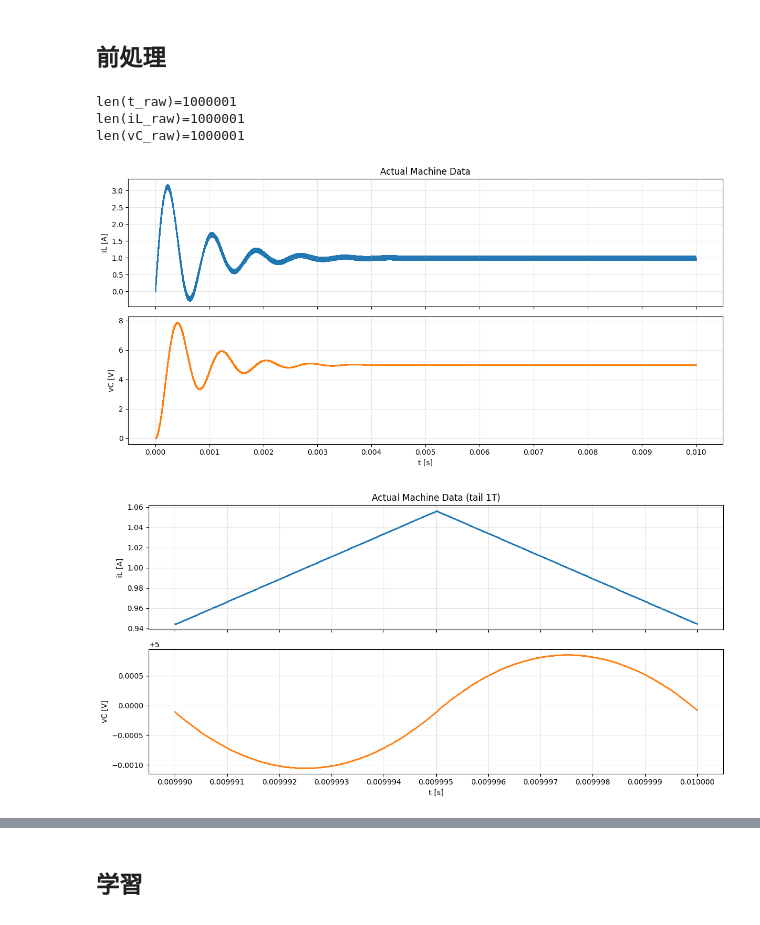
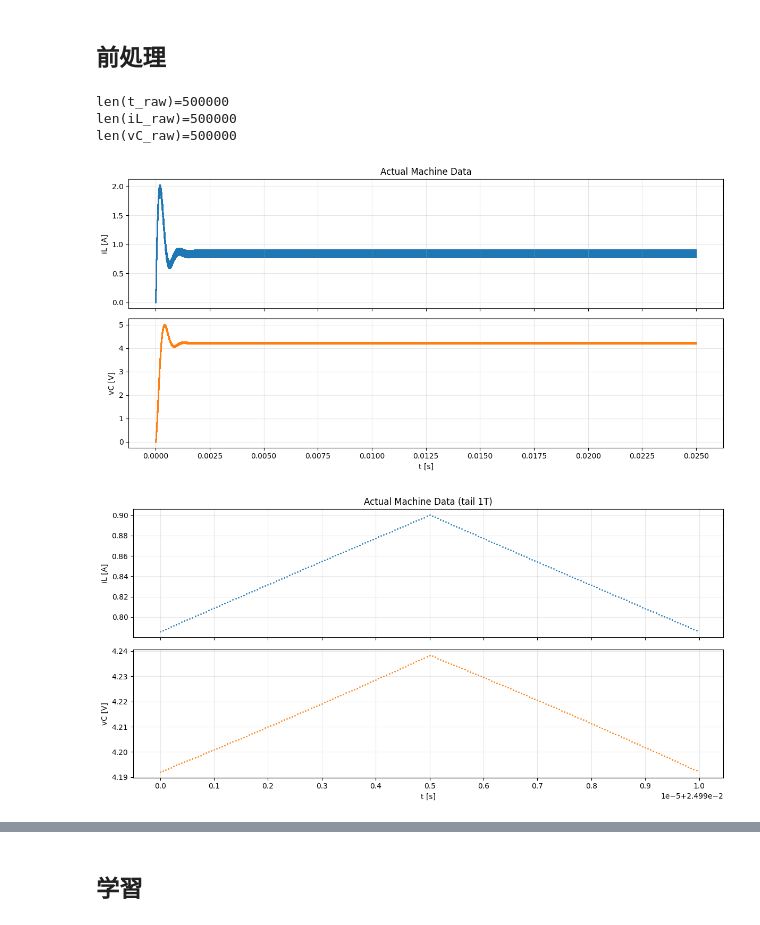
Before and after one commit to University-Laboratory/rnn-pann, a Jupyter notebook: actual_machine_notebooks/note5/note.ipynb, the cells around one changed output, grey strips where cells are left out. Saved outputs shown, nothing was run; the diff lists cells and outputs as text; code cells hidden in the pictures.

```diff
--- a/actual_machine_notebooks/note5/note.ipynb
+++ b/actual_machine_notebooks/note5/note.ipynb
@@ -41,7 +41,8 @@ keep_log: bool = False
 @dataclass(frozen=True)
 class Params:
     # data_path: str = path_list.path2
-    data_path: str = "../../data/buck_sim_Vin10.0_Vref5.0_fs100000.0_ppc1000_cyc1000/buck_sim_Vin10.0_Vref5.0_fs100000.csv"
+    # data_path: str = "../../data/buck_sim_Vin10.0_Vref5.0_fs100000.0_ppc1000_cyc1000/buck_sim_Vin10.0_Vref5.0_fs100000.csv"
+    data_path: str = "../../data/OpenLoop_Nr_2050_TS_5e-8.csv"
 
     # 真値パラメータ
     L_true: float = 223.6e-6
@@ -50,6 +51,8 @@ class Params:
     L_init = 200e-6
     C_init = 100e-6
     R_init = 8.0
+
+    dt: float = 5e-8
 
     Vin: int = 10
     f_sw: float = 1e5  # スイッチング周波数
@@ -85,11 +88,13 @@ if keep_log:
 ## 前処理
 # %%
 # time_label = "TIME"
-time_label = "t"
+# time_label = "t"
+time_label = "Time"
 # iL_label = "CH2"
 iL_label = "iL"
 # vC_label = "CH1"
-vC_label = "vC"
+# vC_label = "vC"
+vC_label = "vo"
 
 # データの読み込み
 # df = pd.read_csv(params.data_path)
@@ -101,38 +106,38 @@ t_raw_full: np.ndarray = df.loc[mask, time_label].to_numpy(dtype=np.float64)  #
 t_raw: np.ndarray = t_raw_full - t_raw_full[0]
 iL_raw: np.ndarray = df.loc[mask, iL_label].to_numpy(dtype=np.float64)  # A
 vC_raw: np.ndarray = df.loc[mask, vC_label].to_numpy(dtype=np.float64)  # V
 
 
 print(f"{len(t_raw)=}")
 print(f"{len(iL_raw)=}")
 print(f"{len(vC_raw)=}")
 
 fig_list = plot_iLvC(
     t_raw,
     iL_raw,
     vC_raw,
     T=1 / params.f_sw,
     title="Actual Machine Data",
     show_tail=(1,),
     plot_style="scatter",  # 点で描画
     marker=".",
     markersize=2.0,
 )
 
 if keep_log:
     for i, (fig, _) in enumerate(fig_list):
         save_figure_to_log(
             fig,
             f"実機データ(加工前)_{i}",
             result_dir,
             "実機データ(加工前)" if i == 0 else None,
         )
 # %% [output]
-len(t_raw)=1000001
-len(iL_raw)=1000001
-len(vC_raw)=1000001
+len(t_raw)=500000
+len(iL_raw)=500000
+len(vC_raw)=500000
-[figure, old version]
+[figure, new version]
-[figure, old version]
+[figure, new version]
 # %%
 # Duty
 window = t_raw > t_raw[-1] - params.T * 10
```
Also changed, not shown: parts of 15 cells of this notebook, 1 other file.
